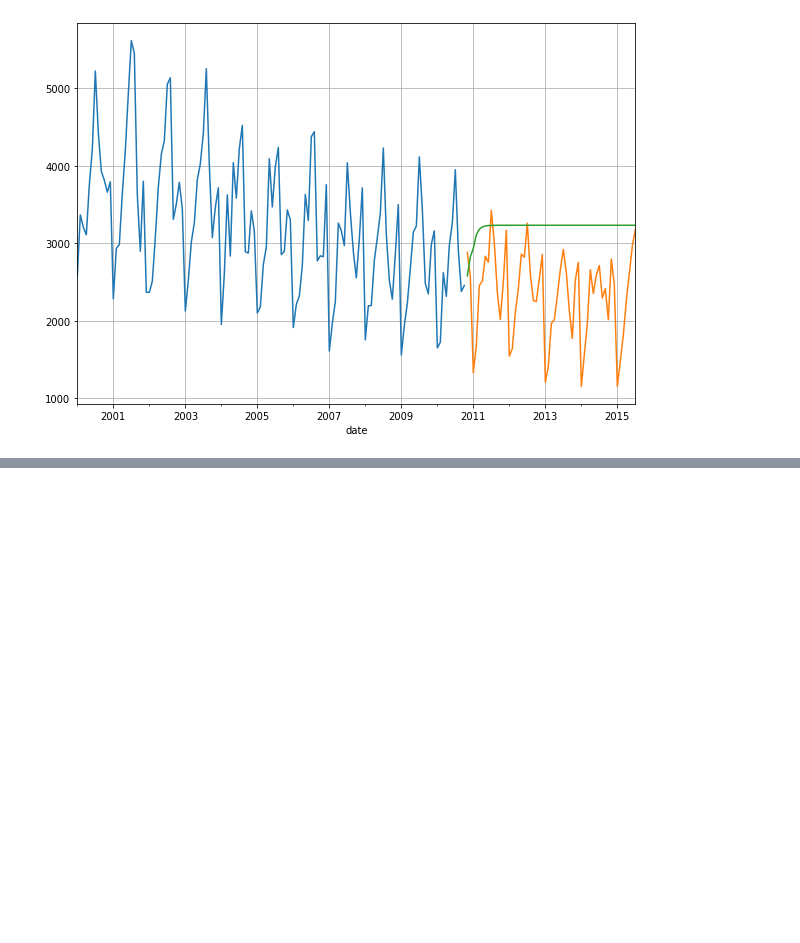
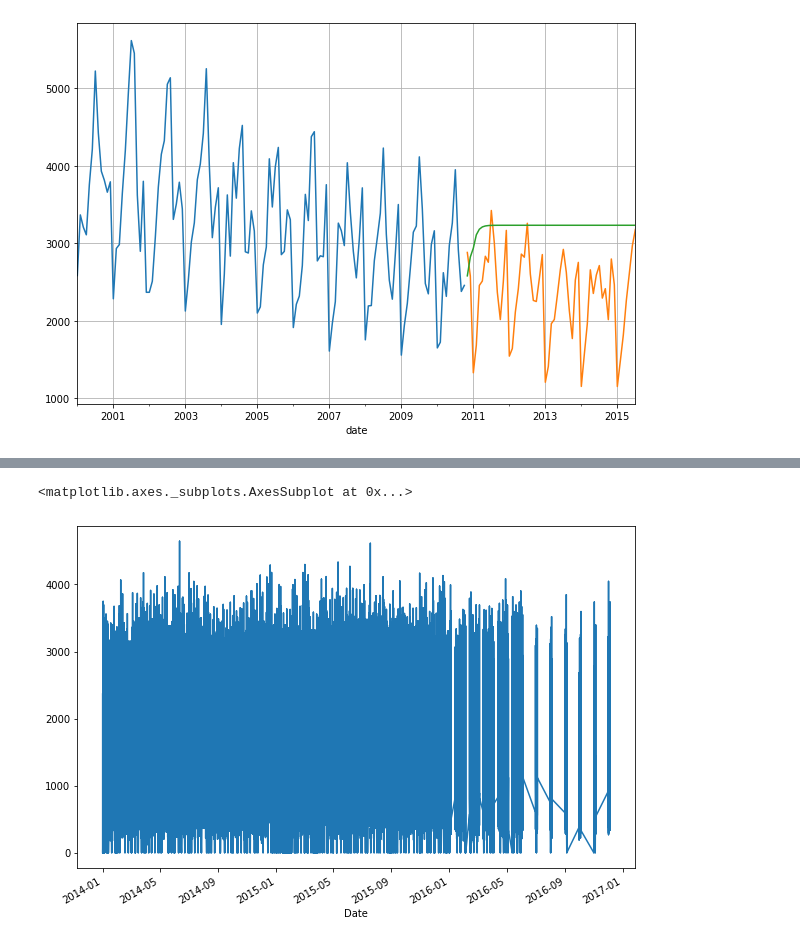
Before and after one commit to rishicarter/Code_dump, a Jupyter notebook: Time_Series_fundamentals.ipynb, the cells around one changed output, grey strips where cells are left out. Drawn from its saved outputs; the diff is of its cells as text; code cells hidden in the pictures; blank space fills up the shorter version.

```diff
--- a/Time_Series_fundamentals.ipynb
+++ b/Time_Series_fundamentals.ipynb
@@ -1450,0 +1457,3 @@ plt.show();
+# %%
+storedf = pd.read_excel('Store_50.xlsx', parse_dates=True, index_col='Date')
+storedf.head(20)
@@ -1450,0 +1485,3 @@ plt.show();
+# %%
+storedf["State Holiday"].loc[storedf["State Holiday"] == 0] = "0"
+storedf['State Holiday'].value_counts()
@@ -1450,0 +1519,5 @@ plt.show();
+# %%
+storedf.Customers.plot()
+# %% [output]
+<matplotlib.axes._subplots.AxesSubplot at 0x...>
+[figure, added]
```
Also changed, not shown: parts of 55 cells of this notebook.
